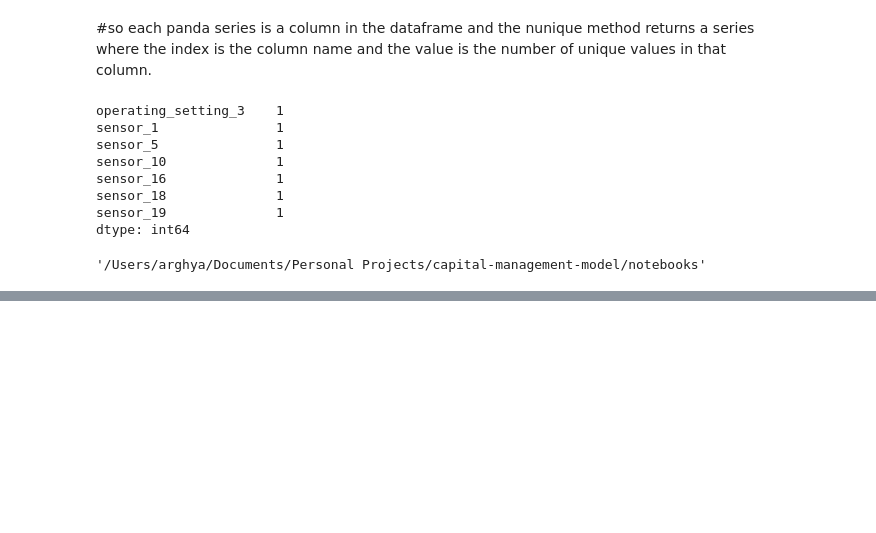
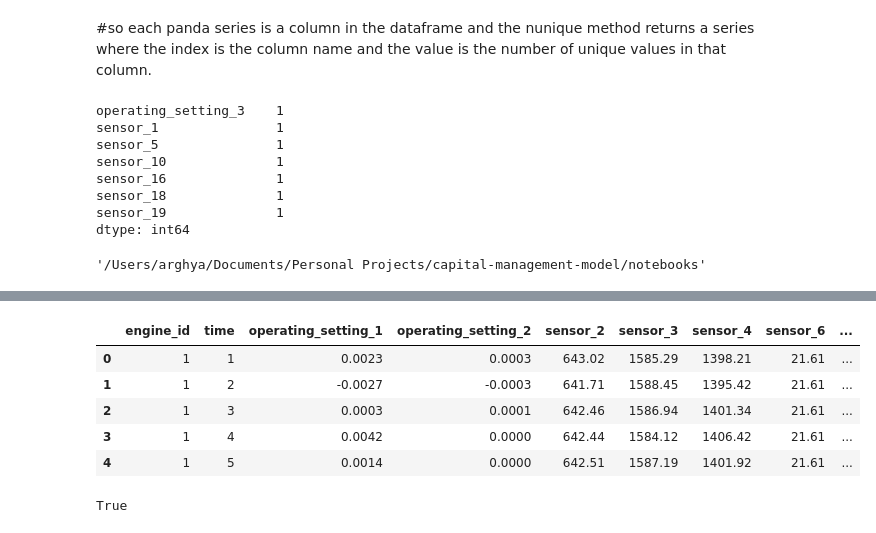
Before and after one commit to arghyas2/capital-management-model, a Jupyter notebook: notebooks/mess_around.ipynb, the cells around one changed output, grey strips where cells are left out. Saved outputs shown, nothing was run; the diff lists cells and outputs as text; code cells hidden in the pictures; blank space fills up the shorter version.

```diff
--- a/notebooks/mess_around.ipynb
+++ b/notebooks/mess_around.ipynb
@@ -102,0 +115,4 @@ os.getcwd()
+# %%
+train_df = fd_001_processed
+from sklearn.linear_model import LinearRegression
+from sklearn.tree import DecisionTreeRegressor
@@ -102,0 +145,3 @@ os.getcwd()
+# %%
+test_path = Path('../data/CMAPSSData/test_FD001.txt')
+test_df = load_data(test_path)
@@ -102,0 +158,12 @@ os.getcwd()
+# %%
+feature_cols = train_df.columns
+# %%
+test_df = test_df[feature_cols[:len(feature_cols)-1]]
+test_df.head()
+# %% [output]
+|  | engine_id | time | operating_setting_1 | operating_setting_2 | sensor_2 | sensor_3 | sensor_4 | sensor_6 | ... |
+| 0 | 1 | 1 | 0.0023 | 0.0003 | 643.02 | 1585.29 | 1398.21 | 21.61 | ... |
+| 1 | 1 | 2 | -0.0027 | -0.0003 | 641.71 | 1588.45 | 1395.42 | 21.61 | ... |
+| 2 | 1 | 3 | 0.0003 | 0.0001 | 642.46 | 1586.94 | 1401.34 | 21.61 | ... |
+| 3 | 1 | 4 | 0.0042 | 0.0000 | 642.44 | 1584.12 | 1406.42 | 21.61 | ... |
+| 4 | 1 | 5 | 0.0014 | 0.0000 | 642.51 | 1587.19 | 1401.92 | 21.61 | ... |
@@ -102,0 +172,4 @@ os.getcwd()
+# %%
+test_df.columns.tolist() == train_df.columns[:len(train_df.columns)-1].tolist()
+# %% [output]
+True
```
Also changed, not shown: parts of 10 cells of this notebook.
